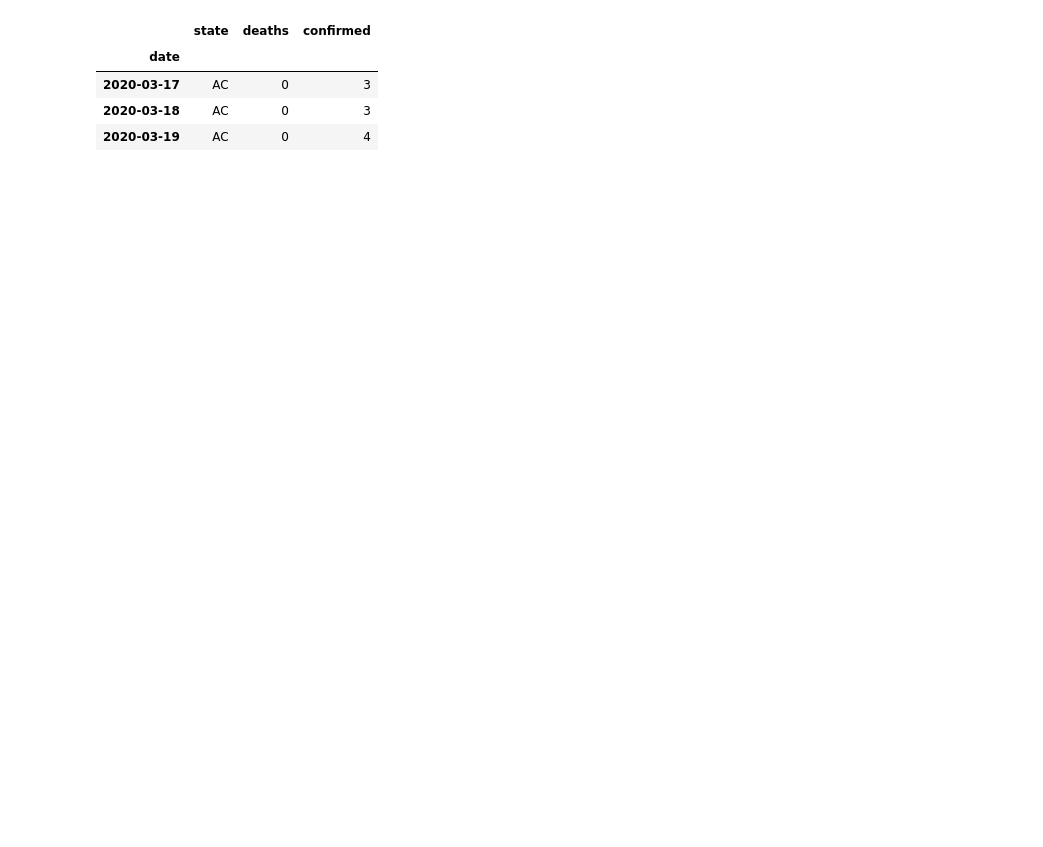
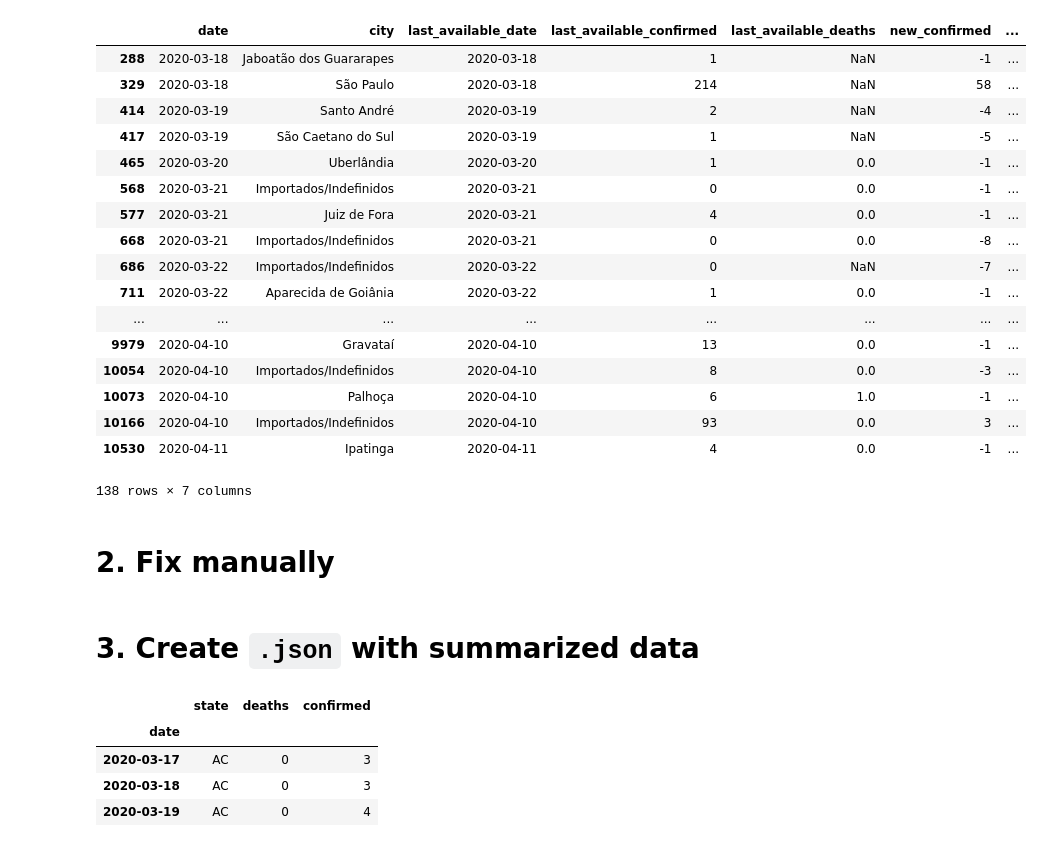
Before and after one commit to lucasrla/covid-19-brasil, a Jupyter notebook: extract-state-summary-from-brasil.io-data.ipynb, the cells around one changed output. Saved outputs shown, nothing was run; the diff lists cells and outputs as text; code cells hidden in the pictures; blank space fills up the shorter version.

```diff
--- a/extract-state-summary-from-brasil.io-data.ipynb
+++ b/extract-state-summary-from-brasil.io-data.ipynb
@@ -42,3 +122,29 @@ data.groupby(['date', 'state'])['new_deaths', 'new_confirmed'].sum().reset_index
+# %%
+data.loc[(data["new_deaths"] < 0) | (data["new_confirmed"] < 0),
+         ["date", "city", "last_available_date", "last_available_confirmed", "last_available_deaths",  "new_confirmed", "new_deaths"]]
+# %% [output]
+|  | date | city | last_available_date | last_available_confirmed | last_available_deaths | new_confirmed | ... |
+| 288 | 2020-03-18 | Jaboatão dos Guararapes | 2020-03-18 | 1 | NaN | -1 | ... |
+| 329 | 2020-03-18 | São Paulo | 2020-03-18 | 214 | NaN | 58 | ... |
+| 414 | 2020-03-19 | Santo André | 2020-03-19 | 2 | NaN | -4 | ... |
+| 417 | 2020-03-19 | São Caetano do Sul | 2020-03-19 | 1 | NaN | -5 | ... |
+| 465 | 2020-03-20 | Uberlândia | 2020-03-20 | 1 | 0.0 | -1 | ... |
+| 568 | 2020-03-21 | Importados/Indefinidos | 2020-03-21 | 0 | 0.0 | -1 | ... |
+| 577 | 2020-03-21 | Juiz de Fora | 2020-03-21 | 4 | 0.0 | -1 | ... |
+| 668 | 2020-03-21 | Importados/Indefinidos | 2020-03-21 | 0 | 0.0 | -8 | ... |
+| 686 | 2020-03-22 | Importados/Indefinidos | 2020-03-22 | 0 | NaN | -7 | ... |
+| 711 | 2020-03-22 | Aparecida de Goiânia | 2020-03-22 | 1 | 0.0 | -1 | ... |
+| ... | ... | ... | ... | ... | ... | ... | ... |
+| 9979 | 2020-04-10 | Gravataí | 2020-04-10 | 13 | 0.0 | -1 | ... |
+| 10054 | 2020-04-10 | Importados/Indefinidos | 2020-04-10 | 8 | 0.0 | -3 | ... |
+| 10073 | 2020-04-10 | Palhoça | 2020-04-10 | 6 | 1.0 | -1 | ... |
+| 10166 | 2020-04-10 | Importados/Indefinidos | 2020-04-10 | 93 | 0.0 | 3 | ... |
+| 10530 | 2020-04-11 | Ipatinga | 2020-04-11 | 4 | 0.0 | -1 | ... |
+138 rows × 7 columns
+# %% [markdown]
+# 2. Fix manually
+# %% [markdown]
+# 3. Create `.json` with summarized data
 # %%
 data.rename(columns={"last_available_deaths": "deaths", "last_available_confirmed": "confirmed"}, inplace=True)
 # %%
```
Also changed, not shown: parts of 15 cells of this notebook, 2 other files.
